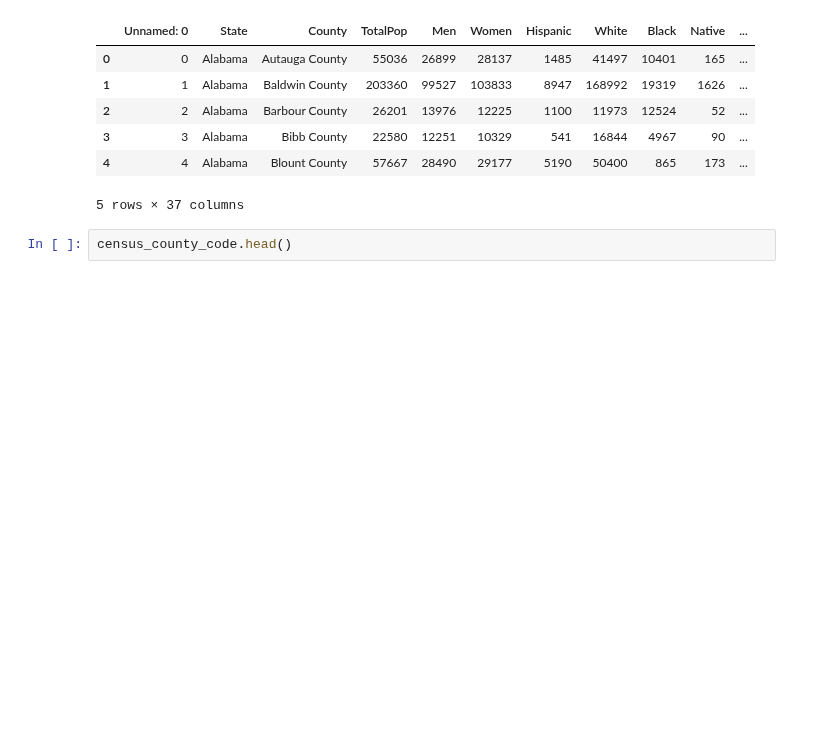
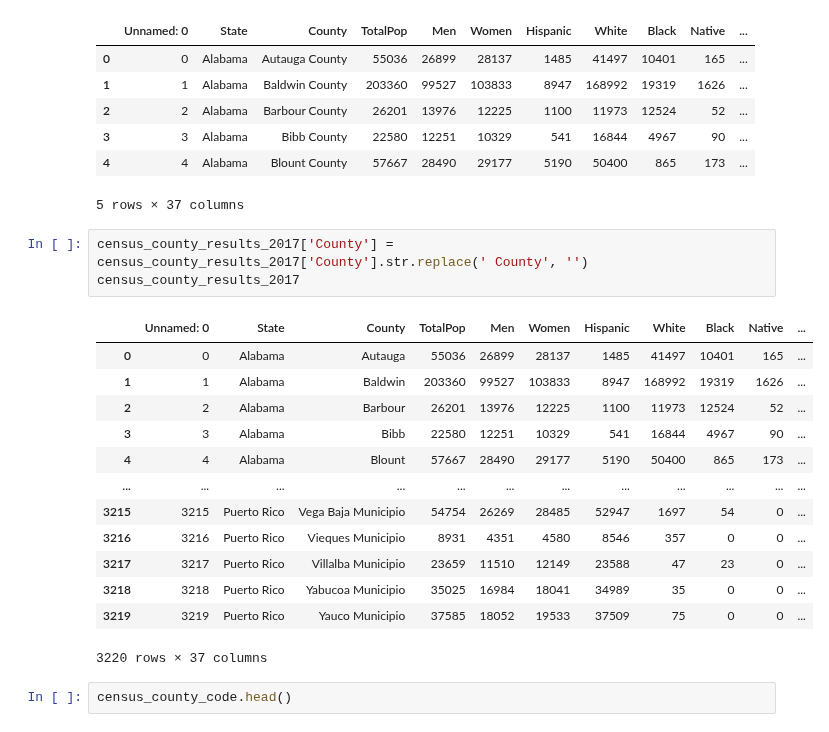
Before and after one commit to charlim26/censusproject, a Jupyter notebook: 2017_county_data_results.ipynb, the cells around one changed output. Saved outputs shown, nothing was run; the diff lists cells and outputs as text; blank space fills up the shorter version.

```diff
--- a/2017_county_data_results.ipynb
+++ b/2017_county_data_results.ipynb
@@ -33,6 +33,23 @@ census_county_results_2017.head()
 | 3 | 3 | Alabama | Bibb County | 22580 | 12251 | 10329 | 541 | 16844 | 4967 | 90 | ... |
 | 4 | 4 | Alabama | Blount County | 57667 | 28490 | 29177 | 5190 | 50400 | 865 | 173 | ... |
 5 rows × 37 columns
+# %%
+census_county_results_2017['County'] = census_county_results_2017['County'].str.replace(' County', '')
+census_county_results_2017
+# %% [output]
+|  | Unnamed: 0 | State | County | TotalPop | Men | Women | Hispanic | White | Black | Native | ... |
+| 0 | 0 | Alabama | Autauga | 55036 | 26899 | 28137 | 1485 | 41497 | 10401 | 165 | ... |
+| 1 | 1 | Alabama | Baldwin | 203360 | 99527 | 103833 | 8947 | 168992 | 19319 | 1626 | ... |
+| 2 | 2 | Alabama | Barbour | 26201 | 13976 | 12225 | 1100 | 11973 | 12524 | 52 | ... |
+| 3 | 3 | Alabama | Bibb | 22580 | 12251 | 10329 | 541 | 16844 | 4967 | 90 | ... |
+| 4 | 4 | Alabama | Blount | 57667 | 28490 | 29177 | 5190 | 50400 | 865 | 173 | ... |
+| ... | ... | ... | ... | ... | ... | ... | ... | ... | ... | ... | ... |
+| 3215 | 3215 | Puerto Rico | Vega Baja Municipio | 54754 | 26269 | 28485 | 52947 | 1697 | 54 | 0 | ... |
+| 3216 | 3216 | Puerto Rico | Vieques Municipio | 8931 | 4351 | 4580 | 8546 | 357 | 0 | 0 | ... |
+| 3217 | 3217 | Puerto Rico | Villalba Municipio | 23659 | 11510 | 12149 | 23588 | 47 | 23 | 0 | ... |
+| 3218 | 3218 | Puerto Rico | Yabucoa Municipio | 35025 | 16984 | 18041 | 34989 | 35 | 0 | 0 | ... |
+| 3219 | 3219 | Puerto Rico | Yauco Municipio | 37585 | 18052 | 19533 | 37509 | 75 | 0 | 0 | ... |
+3220 rows × 37 columns
 # %%
 census_county_code.head()
 # %% [output]
```
Also changed, not shown: parts of 2 cells of this notebook, 2 other files.
